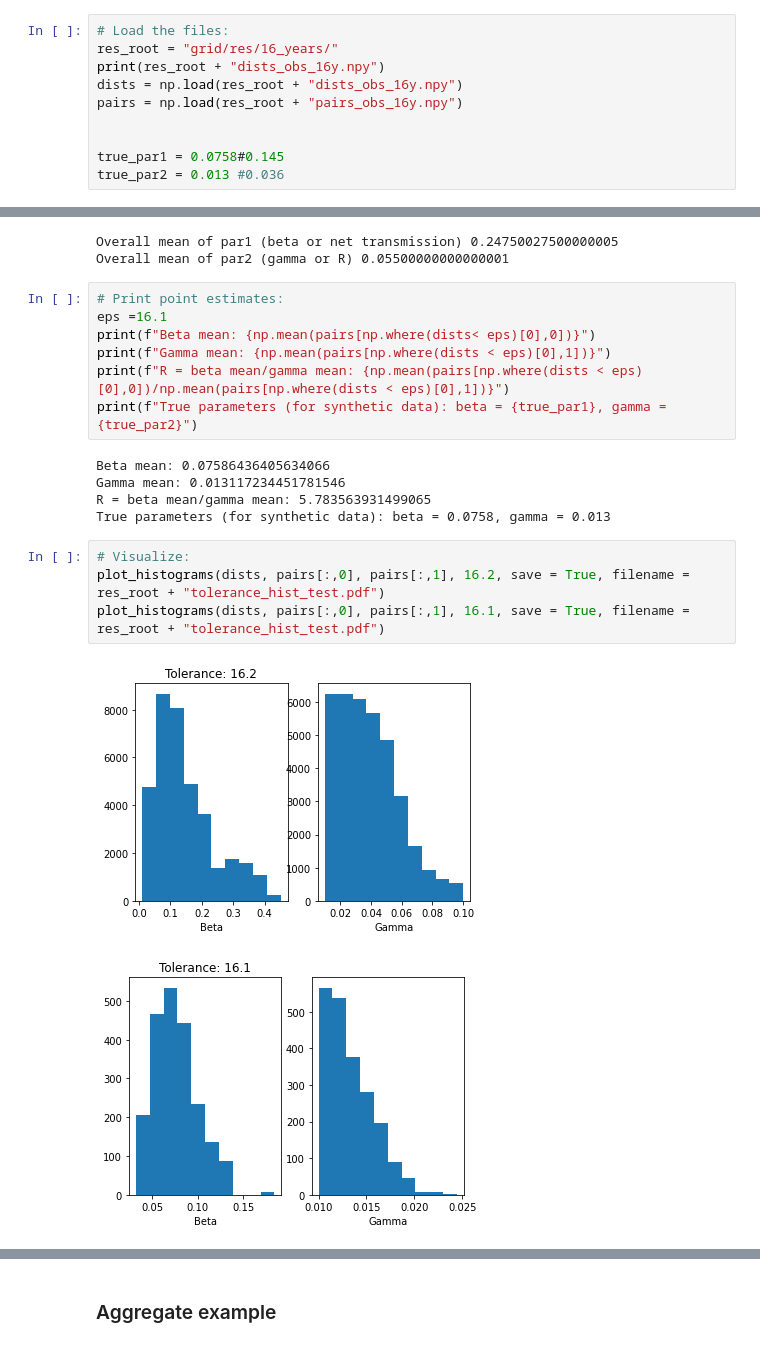
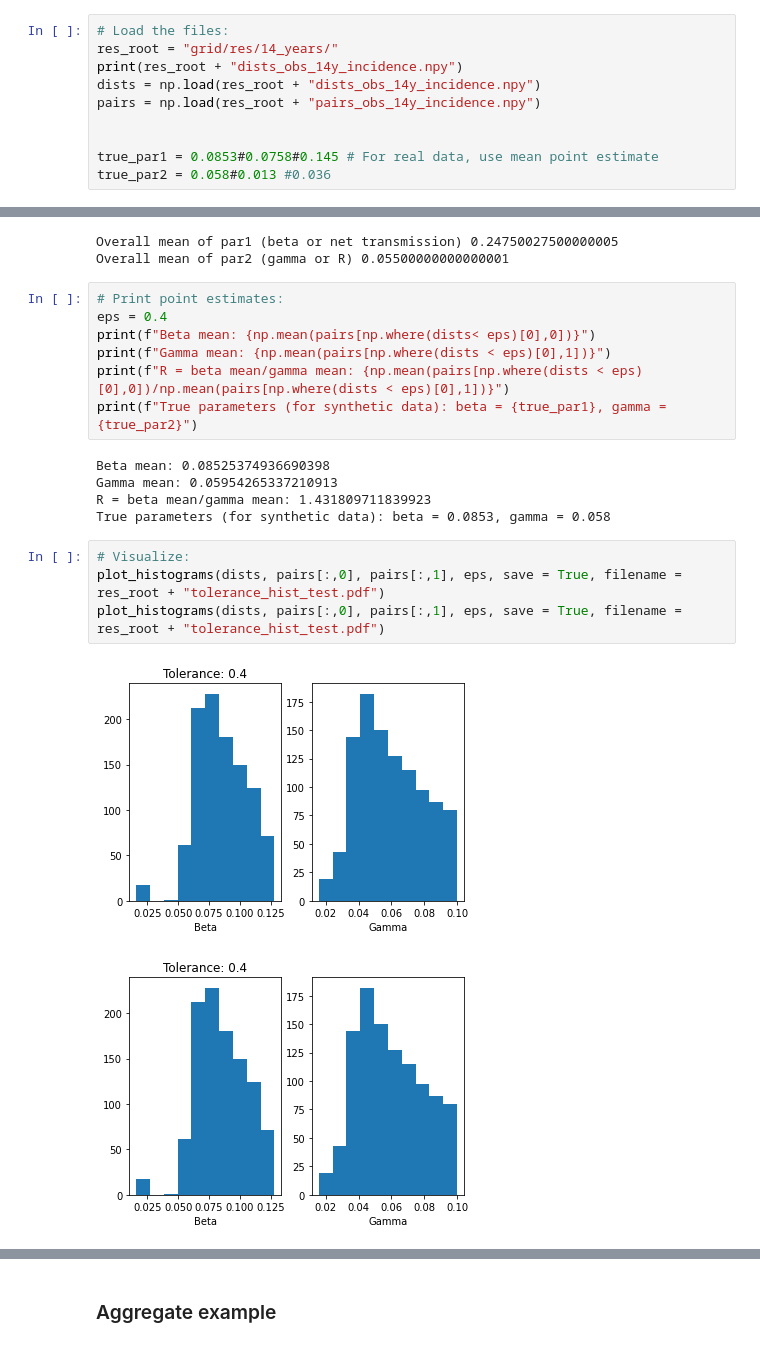
Before and after one commit to fanoja/Ecoli-R0, a Jupyter notebook: grid/grid_visualization.ipynb, the cells around one changed output, grey strips where cells are left out. Drawn from its saved outputs; the diff is of its cells as text.

```diff
--- a/grid/grid_visualization.ipynb
+++ b/grid/grid_visualization.ipynb
@@ -17,11 +20,11 @@ from grid.grid_functions import *
 # %%
 # Load the files:
-res_root = "grid/res/16_years/"
-print(res_root + "dists_obs_16y.npy")
-dists = np.load(res_root + "dists_obs_16y.npy")
-pairs = np.load(res_root + "pairs_obs_16y.npy")
+res_root = "grid/res/14_years/"
+print(res_root + "dists_obs_14y_incidence.npy")
+dists = np.load(res_root + "dists_obs_14y_incidence.npy")
+pairs = np.load(res_root + "pairs_obs_14y_incidence.npy")
 
 
-true_par1 = 0.0758#0.145
-true_par2 = 0.013 #0.036
+true_par1 = 0.0853#0.0758#0.145 # For real data, use mean point estimate
+true_par2 = 0.058#0.013 #0.036
 # %% [output]
@@ -50,23 +53,23 @@ Overall mean of par1 (beta or net transmission) 0.24750027500000005
 Overall mean of par2 (gamma or R) 0.05500000000000001
 # %%
 # Print point estimates:
-eps =16.1
+eps = 0.4
 print(f"Beta mean: {np.mean(pairs[np.where(dists< eps)[0],0])}")
 print(f"Gamma mean: {np.mean(pairs[np.where(dists < eps)[0],1])}")
 print(f"R = beta mean/gamma mean: {np.mean(pairs[np.where(dists < eps)[0],0])/np.mean(pairs[np.where(dists < eps)[0],1])}")
 print(f"True parameters (for synthetic data): beta = {true_par1}, gamma = {true_par2}")
 # %% [output]
-Beta mean: 0.07586436405634066
-Gamma mean: 0.013117234451781546
-R = beta mean/gamma mean: 5.783563931499065
-True parameters (for synthetic data): beta = 0.0758, gamma = 0.013
+Beta mean: 0.08525374936690398
+Gamma mean: 0.05954265337210913
+R = beta mean/gamma mean: 1.431809711839923
+True parameters (for synthetic data): beta = 0.0853, gamma = 0.058
 # %%
 # Visualize:
-plot_histograms(dists, pairs[:,0], pairs[:,1], 16.2, save = True, filename = res_root + "tolerance_hist_test.pdf")
-plot_histograms(dists, pairs[:,0], pairs[:,1], 16.1, save = True, filename = res_root + "tolerance_hist_test.pdf")
+plot_histograms(dists, pairs[:,0], pairs[:,1], eps, save = True, filename = res_root + "tolerance_hist_test.pdf")
+plot_histograms(dists, pairs[:,0], pairs[:,1], eps, save = True, filename = res_root + "tolerance_hist_test.pdf")
 # %% [output]
-[figure, old version]
+[figure, new version]
-[figure, old version]
+[figure, new version]
 # %%
 scatter_distance_points(pairs[:,0], pairs[:,1], dists, true_beta = true_par1, true_gamma = true_par2,\
                         save = True, filename = res_root + "grid_scatter_test.pdf")
```
Also changed, not shown: parts of 7 cells of this notebook, 1 other file.
